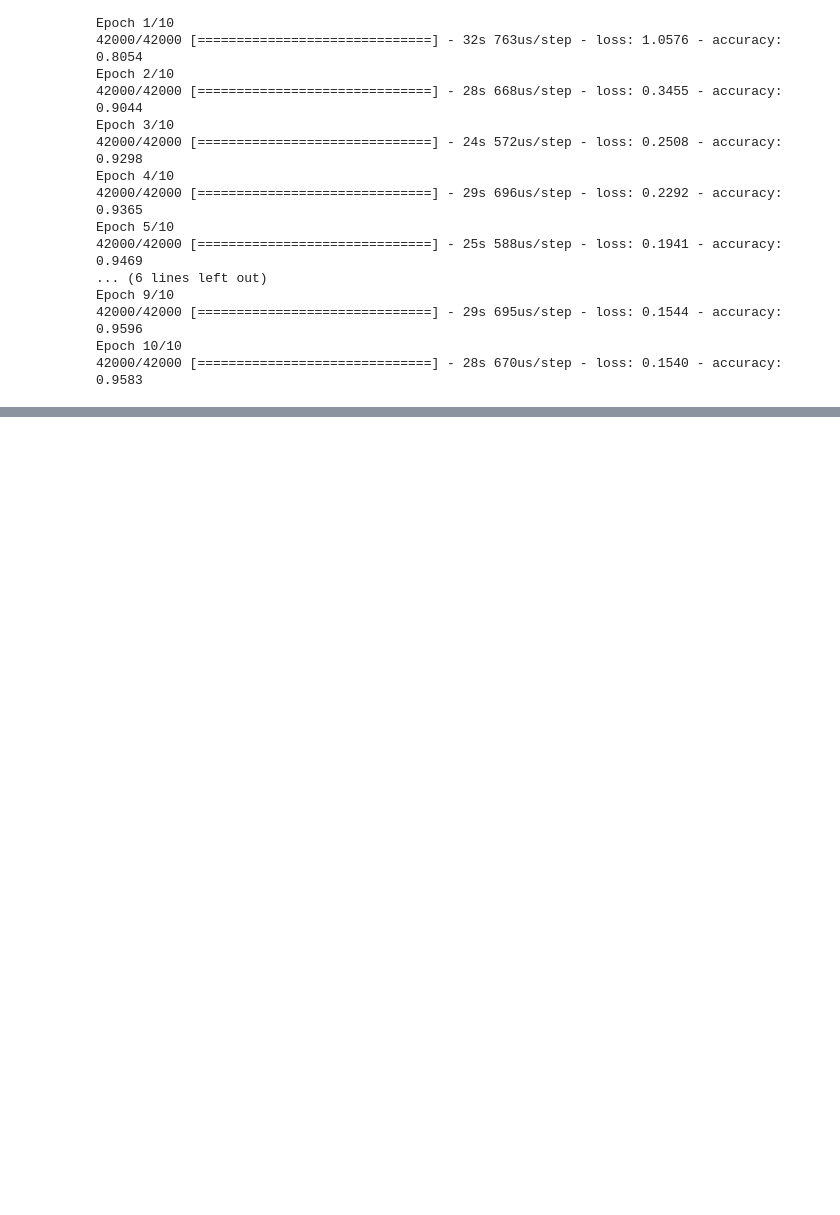
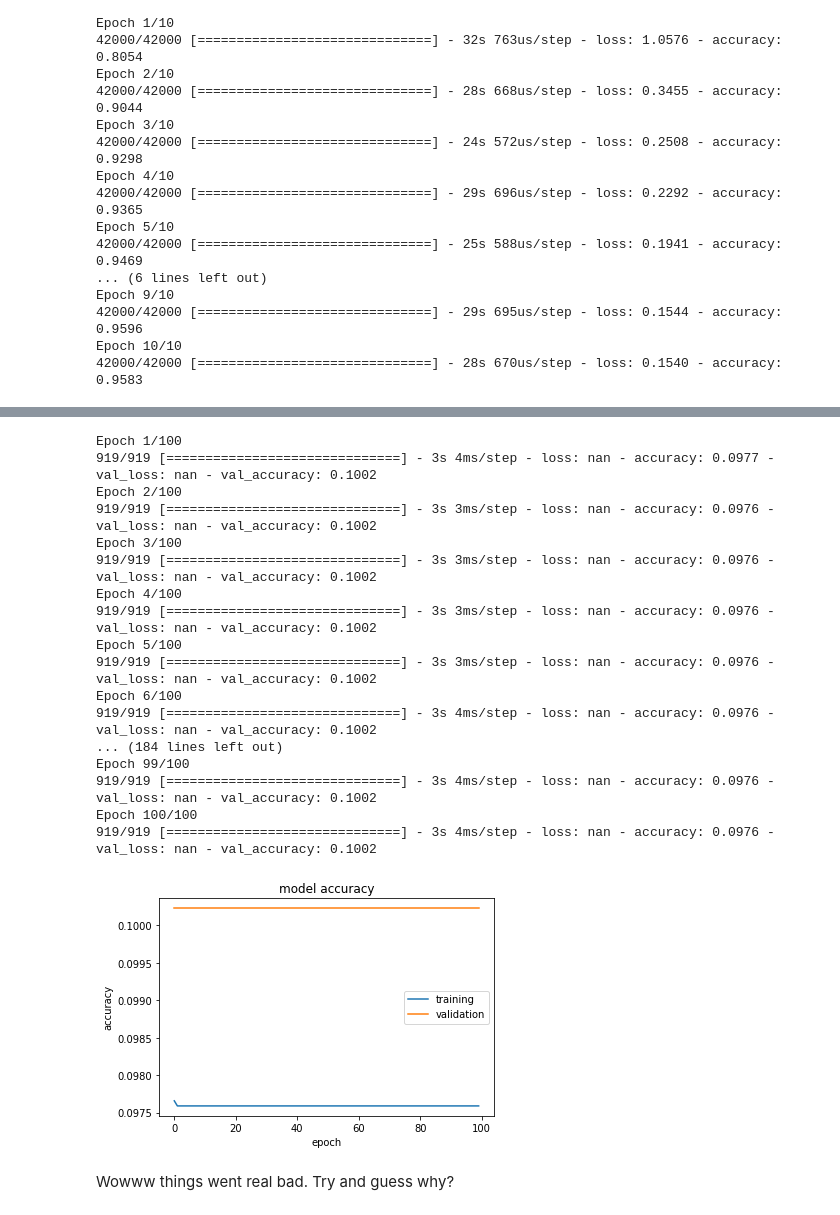
Before and after one commit to mohammadaaftabv/MNIST-Classification, a Jupyter notebook: Kagglesol.ipynb, the cells around one changed output, grey strips where cells are left out. Saved outputs shown, nothing was run; the diff lists cells and outputs as text; code cells hidden in the pictures; blank space fills up the shorter version.

```diff
--- a/Kagglesol.ipynb
+++ b/Kagglesol.ipynb
@@ -186,0 +251,24 @@ Epoch 12/12
+# %%
+height=28 #image height
+width=28
+nchannels=1 #this is a balck and white image, for RGB image, channels will be 3 i.e 3 dimensional matrix e.g. (28,28,3)
+
+#CNN takes image matrix itself as input
+
+model=Sequential()
+#CONVOLUTION LAYER
+model.add(Conv2D(filters=32, kernel_size=(3,3), activation='relu', padding='same',
+                 input_shape=(height, width, nchannels)))
+
+#FILTERS same as kernels here there are 32 filters convolved onto the image sequentially.
+#kernel acts as a filter in the Convolution operation, read more in the post above
+#padding is when filter with a given stride doesnot fit the input image perfrectly
+#padding is set as same: means the inout matrix is padded so that output feature vector after convolution has the same size as the input image vector
+model.add(Conv2D(filters=64, kernel_size=(3,3), activation='relu', padding='same'))
+
+#Flatten the matrix
+model.add(Flatten())
+#FC
+model.add(Dense(128, activation='relu'))
+model.add(Dense(nclasses, activation='softmax'))
+model.summary()
@@ -186,0 +294,32 @@ Epoch 12/12
+# %%
+model.compile(optimizer="sgd", loss='categorical_crossentropy', metrics=['accuracy'])
+history = model.fit(xtrain.values.reshape(42000,28,28,1), ytrain, batch_size=32, epochs=100, validation_split=.3)
+
+plt.plot(history.history['accuracy'])
+plt.plot(history.history['val_accuracy'])
+plt.title('model accuracy')
+plt.ylabel('accuracy')
+plt.xlabel('epoch')
+plt.legend(['training', 'validation'], loc='best')
+plt.show()
+# %% [output]
+Epoch 1/100
+919/919 [==============================] - 3s 4ms/step - loss: nan - accuracy: 0.0977 - val_loss: nan - val_accuracy: 0.1002
+Epoch 2/100
+919/919 [==============================] - 3s 3ms/step - loss: nan - accuracy: 0.0976 - val_loss: nan - val_accuracy: 0.1002
+Epoch 3/100
+919/919 [==============================] - 3s 3ms/step - loss: nan - accuracy: 0.0976 - val_loss: nan - val_accuracy: 0.1002
+Epoch 4/100
+919/919 [==============================] - 3s 3ms/step - loss: nan - accuracy: 0.0976 - val_loss: nan - val_accuracy: 0.1002
+Epoch 5/100
+919/919 [==============================] - 3s 3ms/step - loss: nan - accuracy: 0.0976 - val_loss: nan - val_accuracy: 0.1002
+Epoch 6/100
+919/919 [==============================] - 3s 4ms/step - loss: nan - accuracy: 0.0976 - val_loss: nan - val_accuracy: 0.1002
+... (184 lines left out)
+Epoch 99/100
+919/919 [==============================] - 3s 4ms/step - loss: nan - accuracy: 0.0976 - val_loss: nan - val_accuracy: 0.1002
+Epoch 100/100
+919/919 [==============================] - 3s 4ms/step - loss: nan - accuracy: 0.0976 - val_loss: nan - val_accuracy: 0.1002
+[figure, added]
+# %% [markdown]
+Wowww things went real bad. Try and guess why?
```
Also changed, not shown: parts of 43 cells of this notebook, 7 other files.
